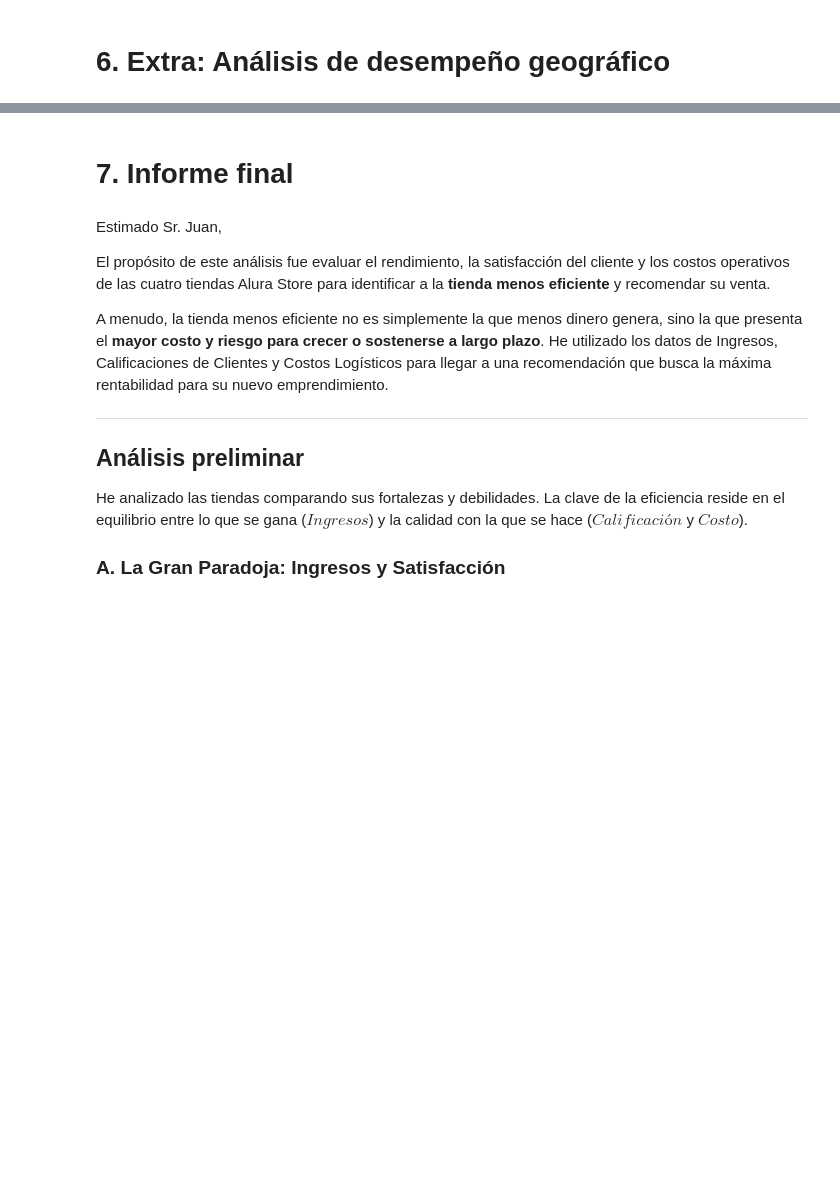
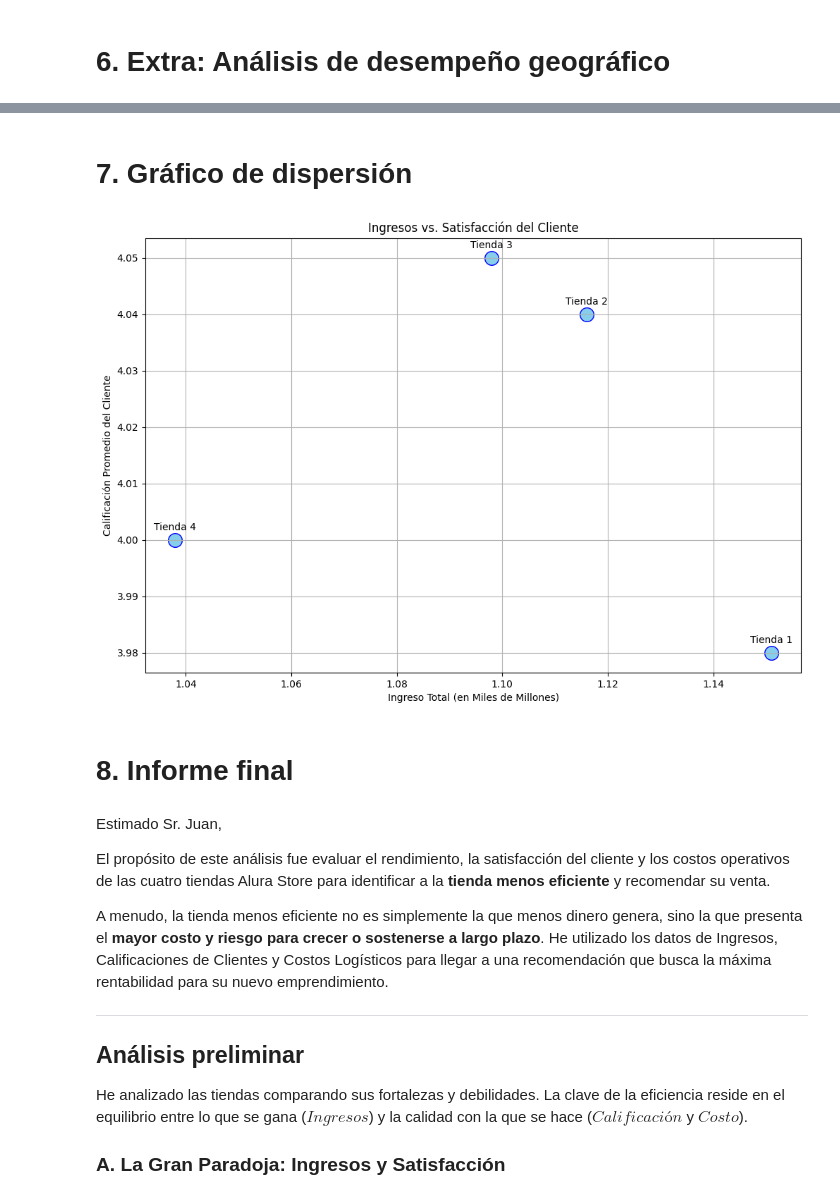
Before and after one commit to DevEnriquegd/ca-alura-store, a Jupyter notebook: AluraStore_JEGD.ipynb, the cells around one changed output, grey strips where cells are left out. Saved outputs shown, nothing was run; the diff lists cells and outputs as text; code cells hidden in the pictures; blank space fills up the shorter version.

Commit message:
Agregué el gráfico de dispersion

```diff
--- a/AluraStore_JEGD.ipynb
+++ b/AluraStore_JEGD.ipynb
@@ -254,8 +254,32 @@ Generando mapa para Tienda 3...
 [interactive output not drawn]
 Generando mapa para Tienda 4...
 [interactive output not drawn]
+# %% [markdown]
+# 7. Gráfico de dispersión
+# %%
+import matplotlib.pyplot as plt
+
+ingresos = [1.151, 1.116, 1.098, 1.038]
+
+calificaciones = [3.98, 4.04, 4.05, 4.00]
+
+tiendas = ['Tienda 1', 'Tienda 2', 'Tienda 3', 'Tienda 4']
+
+plt.figure(figsize=(12, 8))
+plt.scatter(ingresos, calificaciones, s=200, color='skyblue', edgecolors='blue')
+
+for i, txt in enumerate(tiendas):
+    plt.annotate(txt, (ingresos[i], calificaciones[i]), textcoords="offset points", xytext=(0,10), ha='center')
+
+plt.title('Ingresos vs. Satisfacción del Cliente')
+plt.xlabel('Ingreso Total (en Miles de Millones)')
+plt.ylabel('Calificación Promedio del Cliente')
+plt.grid(True)
+plt.show()
+# %% [output]
+[figure, added]
 # %% [markdown]
-# 7. Informe final
+# 8. Informe final
 # %% [markdown]
 Estimado Sr. Juan,
 
```
Also changed, not shown: parts of 1 cell of this notebook.
